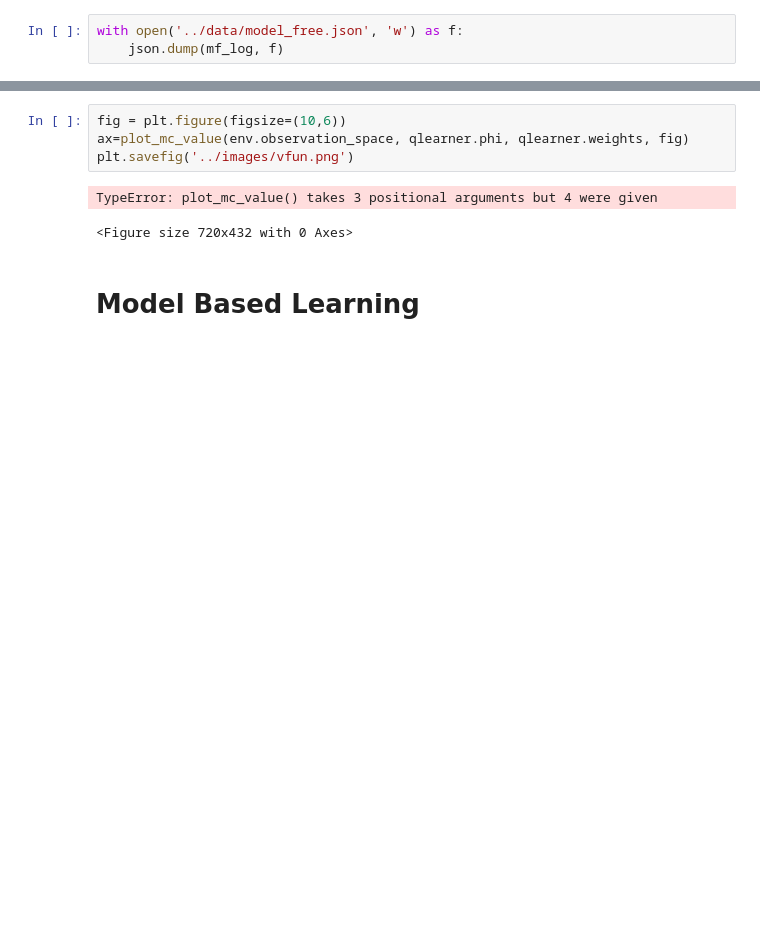
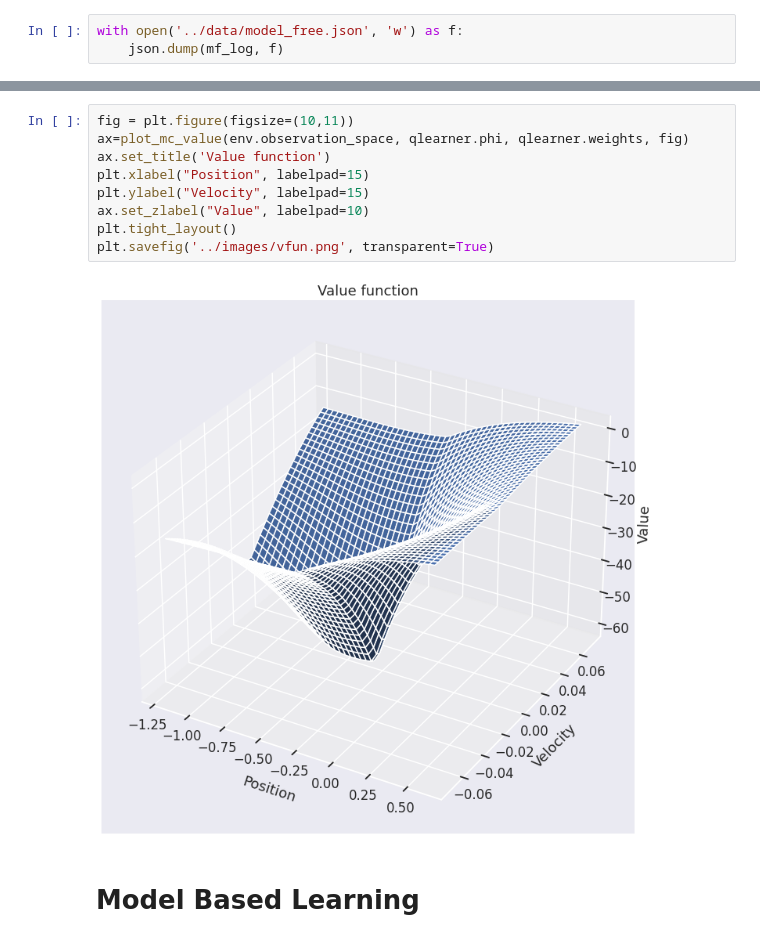
Before and after one commit to pvrancx/rl_seminar, a Jupyter notebook: notebooks/model_based.ipynb, the cells around one changed output, grey strips where cells are left out. Drawn from its saved outputs; the diff is of its cells as text; blank space fills up the shorter version.

```diff
--- a/notebooks/model_based.ipynb
+++ b/notebooks/model_based.ipynb
@@ -62,10 +51,14 @@ plt.savefig('../images/qlearning.png')
 # %%
-fig = plt.figure(figsize=(10,6))
+fig = plt.figure(figsize=(10,11))
 ax=plot_mc_value(env.observation_space, qlearner.phi, qlearner.weights, fig)
-plt.savefig('../images/vfun.png')
+ax.set_title('Value function')
+plt.xlabel("Position", labelpad=15)
+plt.ylabel("Velocity", labelpad=15)
+ax.set_zlabel("Value", labelpad=10)
+plt.tight_layout()
+plt.savefig('../images/vfun.png', transparent=True)
 # %% [output]
-TypeError: plot_mc_value() takes 3 positional arguments but 4 were given
-<Figure size 720x432 with 0 Axes>
+[figure, added]
 # %% [markdown]
 # Model Based Learning
 # %%
```
Also changed, not shown: parts of 36 cells of this notebook, 13 other files.
